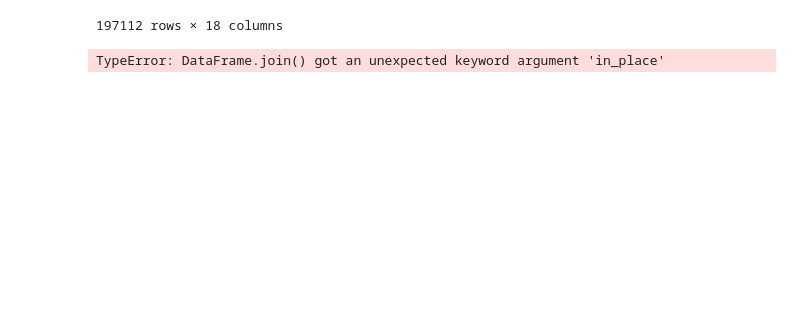
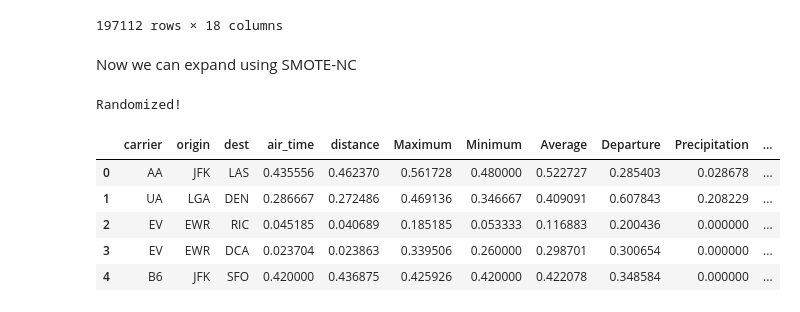
Before and after one commit to hughman98/Determining-Causes-of-Flight-Delays-CSC-522, a Jupyter notebook: code/Preprocessing.ipynb, the cells around one changed output. Saved outputs shown, nothing was run; the diff lists cells and outputs as text; code cells hidden in the pictures; blank space fills up the shorter version.

Commit message:
Added smote

```diff
--- a/code/Preprocessing.ipynb
+++ b/code/Preprocessing.ipynb
@@ -216,7 +216,5 @@ train_set
 | 65182 | EV | EWR | MSP | 0.229630 | 0.189272 | 0.407407 | 0.360000 | 0.383117 | 0.335512 | 0.000000 | ... |
 | 34721 | DL | EWR | ATL | 0.130370 | 0.135835 | 0.530864 | 0.533333 | 0.532468 | 0.331155 | 0.000000 | ... |
 197112 rows × 18 columns
-# %%
-min_class =
-# %% [output]
-TypeError: DataFrame.join() got an unexpected keyword argument 'in_place'
+# %% [markdown]
+Now we can expand using SMOTE-NC
@@ -222,0 +223,15 @@ TypeError: DataFrame.join() got an unexpected keyword argument 'in_place'
+# %%
+min_class = train_set.loc[train_set['delay_class']=='yes']
+maj_class = train_set.loc[train_set['delay_class']=='no']
+
+art_data = smote(min_class, 5, 5)
+
+art_data.to_csv(r"..\data\train_set_artificial.csv", index=False)
+# %% [output]
+Randomized!
+|  | carrier | origin | dest | air_time | distance | Maximum | Minimum | Average | Departure | Precipitation | ... |
+| 0 | AA | JFK | LAS | 0.435556 | 0.462370 | 0.561728 | 0.480000 | 0.522727 | 0.285403 | 0.028678 | ... |
+| 1 | UA | LGA | DEN | 0.286667 | 0.272486 | 0.469136 | 0.346667 | 0.409091 | 0.607843 | 0.208229 | ... |
+| 2 | EV | EWR | RIC | 0.045185 | 0.040689 | 0.185185 | 0.053333 | 0.116883 | 0.200436 | 0.000000 | ... |
+| 3 | EV | EWR | DCA | 0.023704 | 0.023863 | 0.339506 | 0.260000 | 0.298701 | 0.300654 | 0.000000 | ... |
+| 4 | B6 | JFK | SFO | 0.420000 | 0.436875 | 0.425926 | 0.420000 | 0.422078 | 0.348584 | 0.000000 | ... |
```
Also changed, not shown: parts of 1 cell of this notebook.
